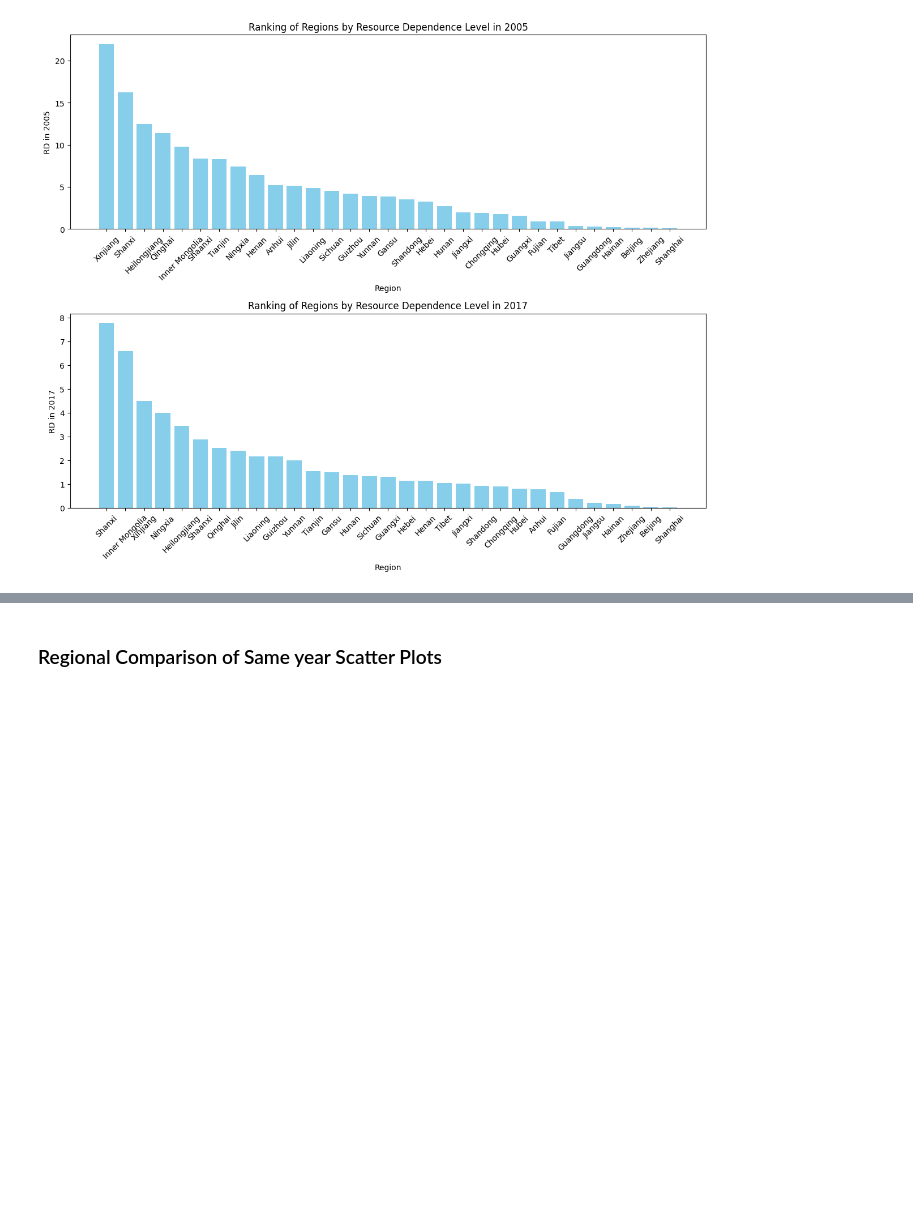
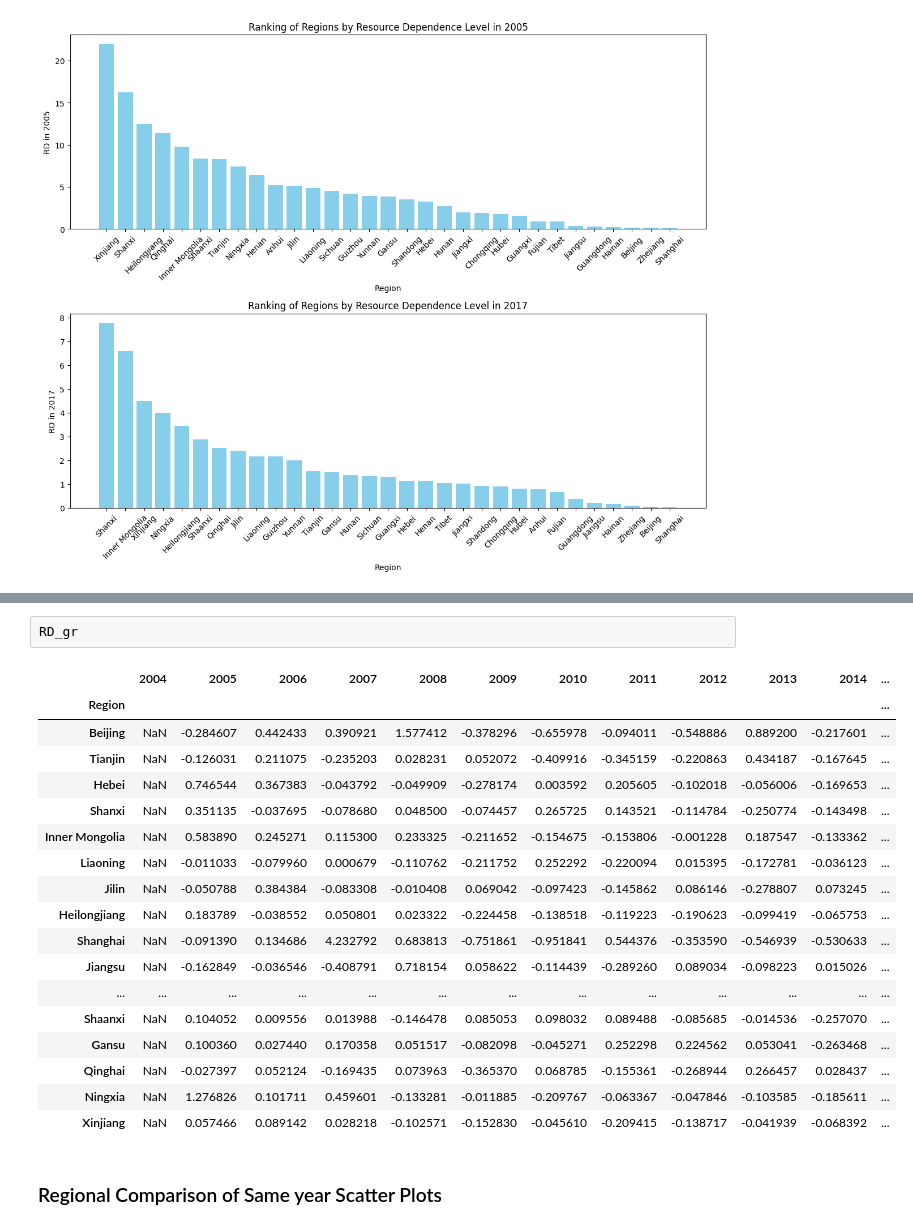
Before and after one commit to KaylaBai/Dissertation, a Jupyter notebook: Dissertation.ipynb, the cells around one changed output, grey strips where cells are left out. Drawn from its saved outputs; the diff is of its cells as text; blank space fills up the shorter version.

```diff
--- a/Dissertation.ipynb
+++ b/Dissertation.ipynb
@@ -682,3 +703,24 @@ plt.show()
+# %%
+RD_gr
+# %% [output]
+|  | 2004 | 2005 | 2006 | 2007 | 2008 | 2009 | 2010 | 2011 | 2012 | 2013 | 2014 | ... |
+| Region |  |  |  |  |  |  |  |  |  |  |  | ... |
+| Beijing | NaN | -0.284607 | 0.442433 | 0.390921 | 1.577412 | -0.378296 | -0.655978 | -0.094011 | -0.548886 | 0.889200 | -0.217601 | ... |
+| Tianjin | NaN | -0.126031 | 0.211075 | -0.235203 | 0.028231 | 0.052072 | -0.409916 | -0.345159 | -0.220863 | 0.434187 | -0.167645 | ... |
+| Hebei | NaN | 0.746544 | 0.367383 | -0.043792 | -0.049909 | -0.278174 | 0.003592 | 0.205605 | -0.102018 | -0.056006 | -0.169653 | ... |
+| Shanxi | NaN | 0.351135 | -0.037695 | -0.078680 | 0.048500 | -0.074457 | 0.265725 | 0.143521 | -0.114784 | -0.250774 | -0.143498 | ... |
+| Inner Mongolia | NaN | 0.583890 | 0.245271 | 0.115300 | 0.233325 | -0.211652 | -0.154675 | -0.153806 | -0.001228 | 0.187547 | -0.133362 | ... |
+| Liaoning | NaN | -0.011033 | -0.079960 | 0.000679 | -0.110762 | -0.211752 | 0.252292 | -0.220094 | 0.015395 | -0.172781 | -0.036123 | ... |
+| Jilin | NaN | -0.050788 | 0.384384 | -0.083308 | -0.010408 | 0.069042 | -0.097423 | -0.145862 | 0.086146 | -0.278807 | 0.073245 | ... |
+| Heilongjiang | NaN | 0.183789 | -0.038552 | 0.050801 | 0.023322 | -0.224458 | -0.138518 | -0.119223 | -0.190623 | -0.099419 | -0.065753 | ... |
+| Shanghai | NaN | -0.091390 | 0.134686 | 4.232792 | 0.683813 | -0.751861 | -0.951841 | 0.544376 | -0.353590 | -0.546939 | -0.530633 | ... |
+| Jiangsu | NaN | -0.162849 | -0.036546 | -0.408791 | 0.718154 | 0.058622 | -0.114439 | -0.289260 | 0.089034 | -0.098223 | 0.015026 | ... |
+| ... | ... | ... | ... | ... | ... | ... | ... | ... | ... | ... | ... | ... |
+| Shaanxi | NaN | 0.104052 | 0.009556 | 0.013988 | -0.146478 | 0.085053 | 0.098032 | 0.089488 | -0.085685 | -0.014536 | -0.257070 | ... |
+| Gansu | NaN | 0.100360 | 0.027440 | 0.170358 | 0.051517 | -0.082098 | -0.045271 | 0.252298 | 0.224562 | 0.053041 | -0.263468 | ... |
+| Qinghai | NaN | -0.027397 | 0.052124 | -0.169435 | 0.073963 | -0.365370 | 0.068785 | -0.155361 | -0.268944 | 0.266457 | 0.028437 | ... |
+| Ningxia | NaN | 1.276826 | 0.101711 | 0.459601 | -0.133281 | -0.011885 | -0.209767 | -0.063367 | -0.047846 | -0.103585 | -0.185611 | ... |
+| Xinjiang | NaN | 0.057466 | 0.089142 | 0.028218 | -0.102571 | -0.152830 | -0.045610 | -0.209415 | -0.138717 | -0.041939 | -0.068392 | ... |
 # %% [markdown]
 ### Regional Comparison of Same year Scatter Plots
 # %%
```
Also changed, not shown: parts of 1 cell of this notebook.
